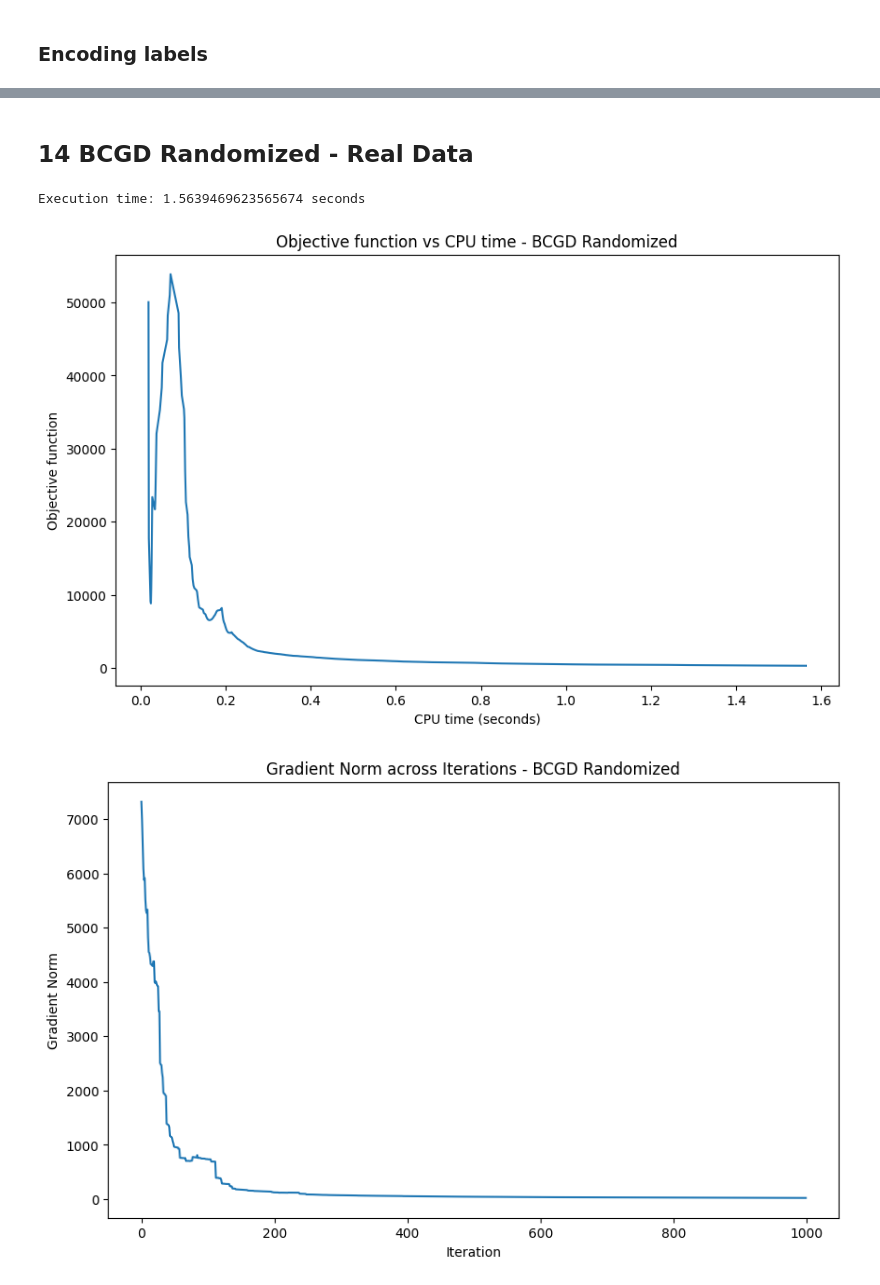
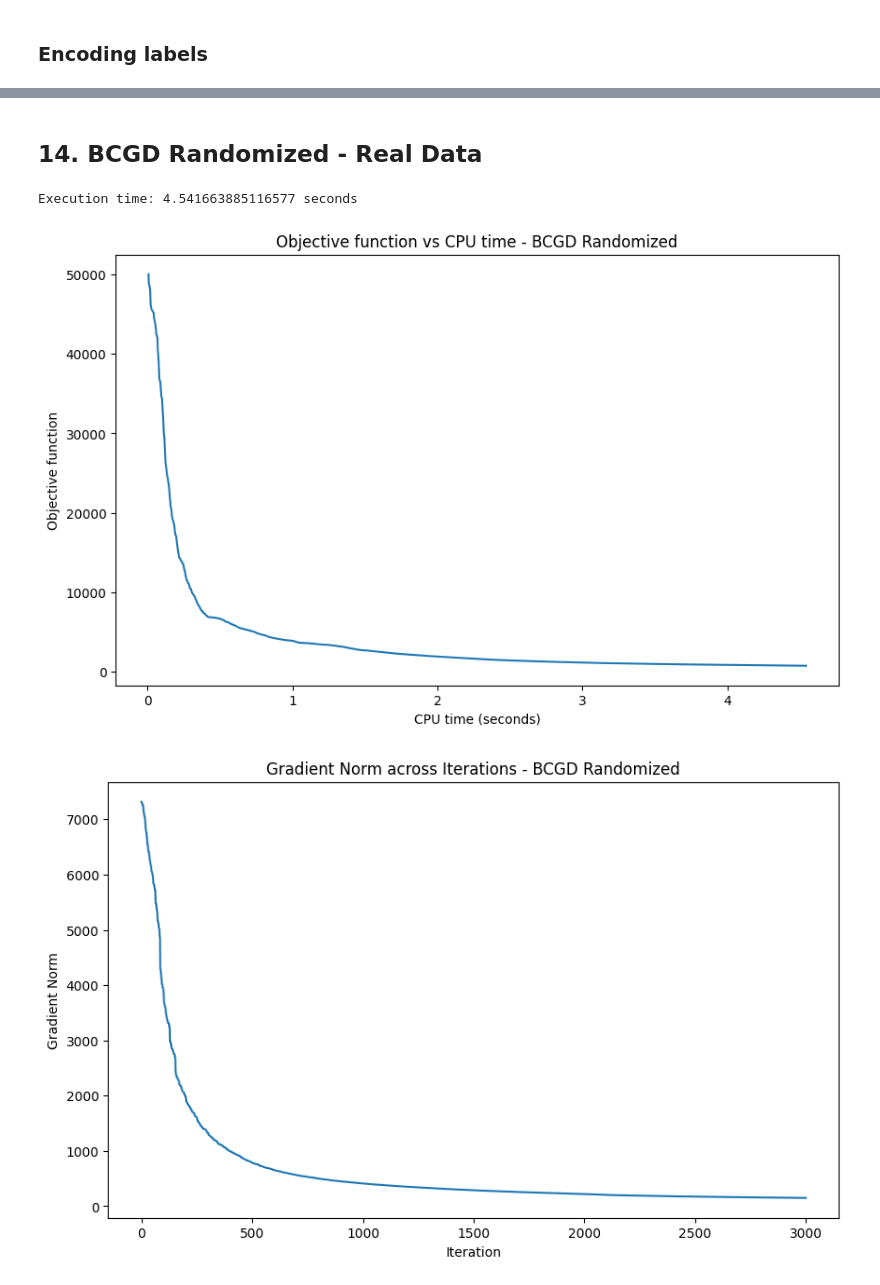
Before and after one commit to maloooon/Optimizing_Multi-Class_Logistic_Regression_with_Gradient-Based_Methods, a Jupyter notebook: HW1_notebook_final.ipynb, the cells around one changed output, grey strips where cells are left out. Drawn from its saved outputs; the diff is of its cells as text; code cells hidden in the pictures.

```diff
--- a/HW1_notebook_final.ipynb
+++ b/HW1_notebook_final.ipynb
@@ -229 +191,5 @@ scheduler_BCGD_GS = LearningRateScheduler(initial_lr=LR_BCGD_GS, decay_factor=0.
+# %%
+EPSILON = 1e-6
+ITERATIONS = 3000
+LR = 1/lipschitz(A)
 # %% [markdown]
@@ -285,7 +251,7 @@ def gradient_descent(X,A,labels,lr, iterations):
 
     return X_values, gradient_norms, times
 # %%
-X_values, gradient_norms_GD, times_GD = gradient_descent(X,A,labels, lr= LR_GD, iterations= ITERATIONS)
+X_values, gradient_norms_GD, times_GD = gradient_descent(X,A,labels, lr= LR, iterations= ITERATIONS)
 
 losses_GD = [cost_function(X_val, A, labels) for X_val in X_values]
 
@@ -335,10 +301,6 @@ def BCGD_randomized(X,A,labels,lr, iterations):
         if norm < EPSILON:
             break
 
-        # Use the learning rate scheduler
-        current_lr = scheduler_BCGD.get_learning_rate()
-        scheduler_BCGD.update_learning_rate()
-
         # Keep track of the gradient norm
         gradient_norms.append(norm)
 
@@ -514 +473,4 @@ I_b = I.T
+# %%
+# EPSILON and ITERATIONS stay the same
+LR = 1/lipschitz(A_train)
 # %% [markdown]
@@ -526,5 +488,5 @@ Execution time: 4.010106801986694 seconds
 # %% [markdown]
-## 14 BCGD Randomized - Real Data
+## 14. BCGD Randomized - Real Data
 # %%
 # Generate the list of random choices of classes beforehand
 random_choices = []
@@ -533,12 +495,12 @@ for i in range(ITERATIONS):
 # %%
 m = A_train.shape[0] # set m to training examples , need to put m as param into function
 
-X_values_BCGD, gradient_norms_BCGD, times_BCGD = BCGD_randomized(X,A_train, labels_train,lr= LR_BCGD, iterations=ITERATIONS)
+X_values_BCGD, gradient_norms_BCGD, times_BCGD = BCGD_randomized(X,A_train, labels_train,lr= LR, iterations=ITERATIONS)
 losses_BCGD = [cost_function(X_val, A_train, labels_train) for X_val in X_values_BCGD]
 
 plotting_RAND(times_BCGD, losses_BCGD, gradient_norms_BCGD)
 # %% [output]
-Execution time: 1.5639469623565674 seconds
+Execution time: 4.541663885116577 seconds
-[figure, old version]
+[figure, new version]
-[figure, old version]
+[figure, new version]
 # %% [markdown]
```
Also changed, not shown: parts of 32 cells of this notebook, 2 other files.
